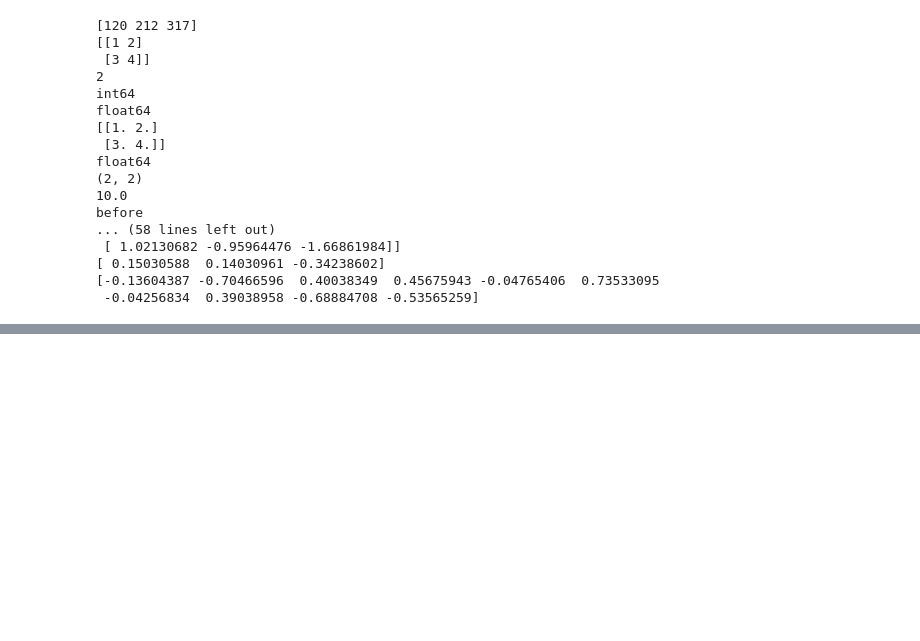
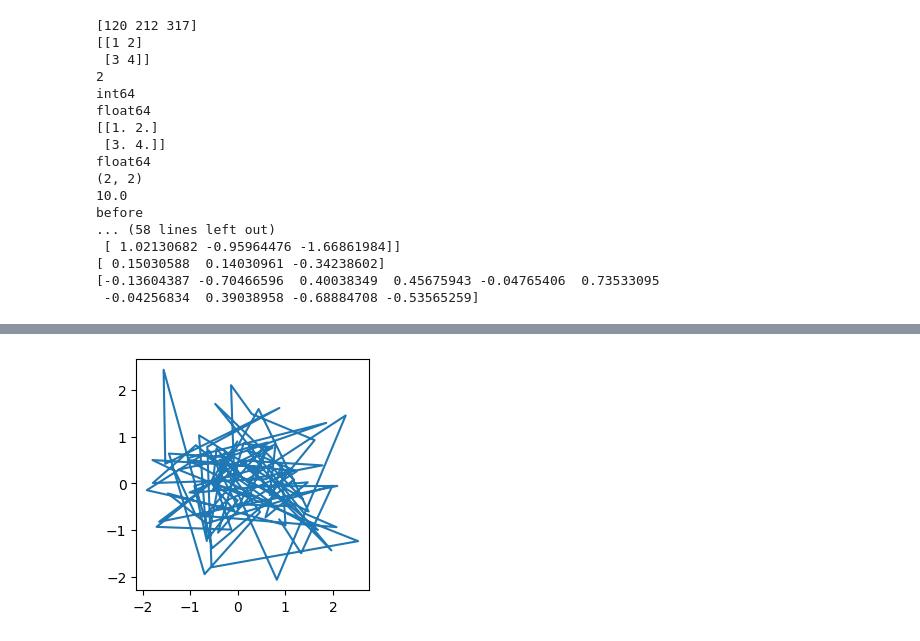
Before and after one commit to NDubelovskyi/ISLP, a Jupyter notebook: Chapter 2 Lab.ipynb, the cells around one changed output, grey strips where cells are left out. Drawn from its saved outputs; the diff is of its cells as text; code cells hidden in the pictures; blank space fills up the shorter version.

Commit message:
Chapter 2 Lab. Graphics, Sequences and Slicing, Indexing

```diff
--- a/Chapter 2 Lab.ipynb
+++ b/Chapter 2 Lab.ipynb
@@ -199,0 +217,81 @@ before
+# %%
+from matplotlib.pyplot import subplots
+
+# Plot consists of a figure and axes
+# Plot is basically a canvas on which the figures are displayed
+# Axes contain information: x-, y-axis, labels, titles etc
+
+# Lineplot
+# subplots return a two-tuple: a figure object and relavent axes object
+# unpacked the tuple into fig and ax
+fig, ax = subplots(figsize=(3, 3))
+x = rng.standard_normal(100)
+y = rng.standard_normal(100)
+
+ax.plot(x, y)
+
+# Scatterplot
+fig, ax = subplots(figsize=(3, 3))
+ax.plot(x, y, 'o')
+
+# or
+fig, ax = subplots(figsize=(3, 3))
+ax.scatter(x, y, marker='o');
+
+# semicolons remove the output text
+
+# Axis name and titles
+fig, ax = subplots(figsize=(3, 3))
+ax.scatter(x, y, marker='o')
+ax.set_xlabel('x-axis label')
+ax.set_ylabel('y-axis label')
+ax.set_title('title')
+
+# fig contains figure information that can be changed and redisplayed
+fig.set_size_inches(4,4)
+fig
+
+# plotting multiple plots on the same figure
+# sometimes an axis can be shared between the graphs (sharex=True)
+fig, axes = subplots(nrows=2, ncols=3, figsize=(15,5))
+axes[0,1].plot(x,y,'o')
+axes[1,2].scatter(x,y,marker='+')
+
+# subplots?
+
+# saving the figures
+# dpi = dots per inch
+fig.savefig("Fig.png", dpi=400)
+fig.savefig("Fig.pdf", dpi=700)
+
+# Modify x-range
+axes[0,1].set_xlim([-1,1])
+fig
+
+# Contour plot: plots 3D data
+# Basically, a topographical map
+# x and y are vectors, z (f here) is a matrix
+fig, ax = subplots(figsize=(8,8))
+
+# linspace returns a vector of n numbers ranging from a to b
+x = np.linspace(-np.pi, np.pi, 50)
+y = x
+f = np.multiply.outer(np.cos(y), 1/(1+x**2))
+
+# f is a matrix whose elements correspond to the z value for each (x,y) pairs
+ax.contour(x,y,f)
+
+# Increase the resolution by adding more levels
+fig, ax = subplots(figsize=(8,8))
+ax.contour(x,y,f,levels=45);
+
+# ax.contour?
+
+print(x)
+print(y)
+print(f)
+
+# Heatmap: color-coded plot whose colors depend on the z-value
+fig, ax = subplots(figsize=(8,8))
+ax.imshow(f)
+# %% [output]
@@ -199,0 +316 @@ before
+[figure, added]
```
Also changed, not shown: parts of 7 cells of this notebook.
